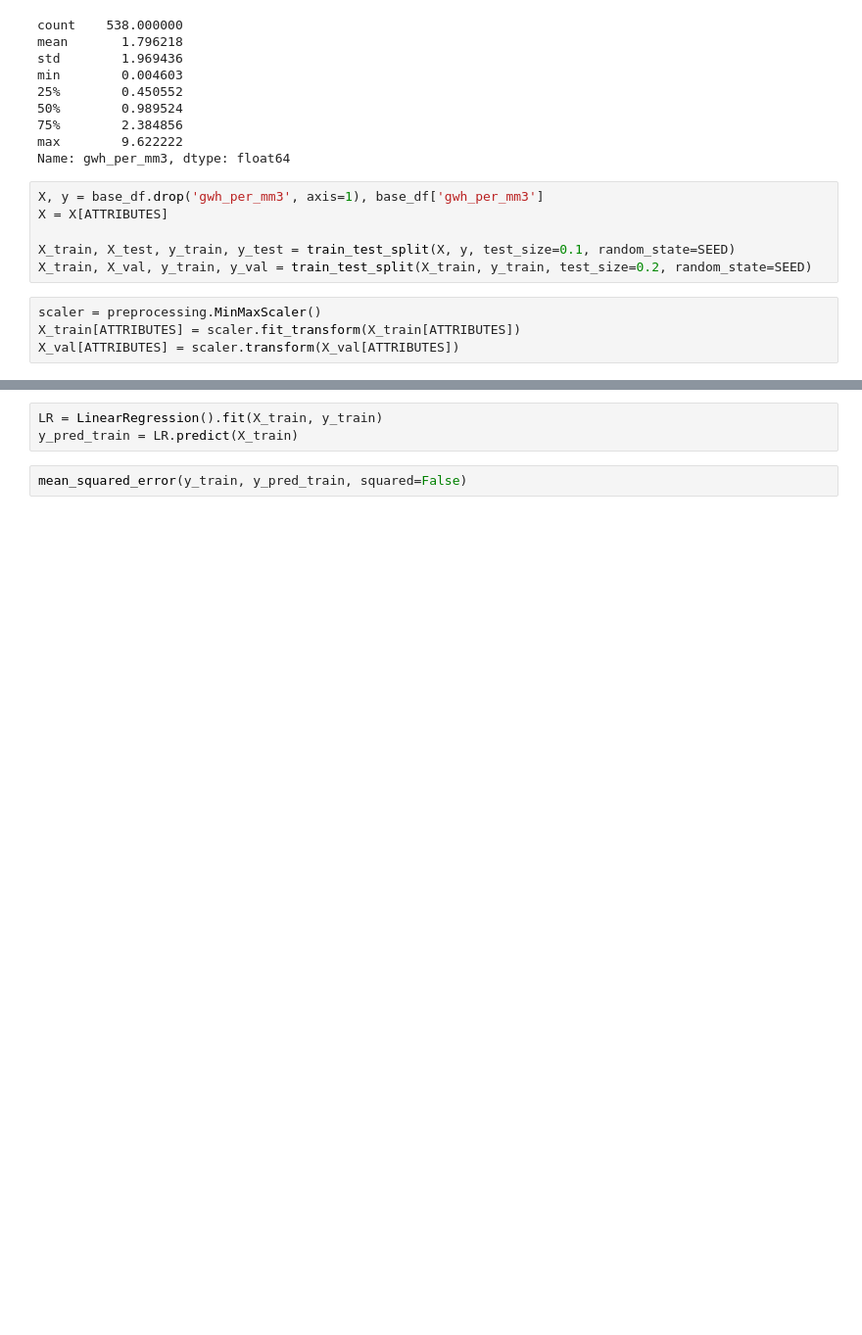
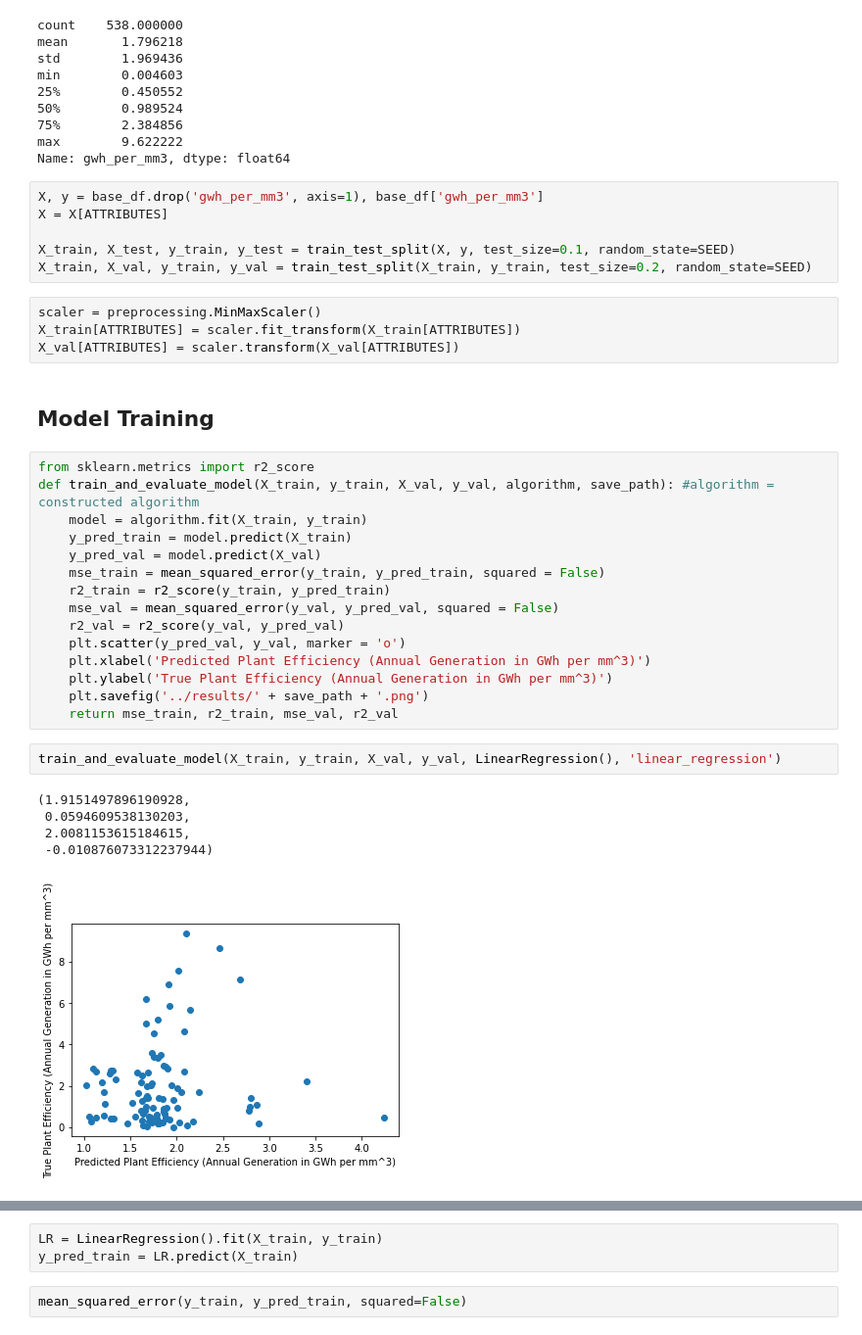
Before and after one commit to lyronctk/hydropower_cs229, a Jupyter notebook: src/baseline.ipynb, the cells around one changed output, grey strips where cells are left out. Shown: that part at 98% size. Cells and saved outputs as stored; diff of their text form; blank space fills up the shorter version.

Commit message:
training and evaluating models

```diff
--- a/src/baseline.ipynb
+++ b/src/baseline.ipynb
@@ -50,3 +52,28 @@ X_train, X_val, y_train, y_val = train_test_split(X_train, y_train, test_size=0.
 scaler = preprocessing.MinMaxScaler()
 X_train[ATTRIBUTES] = scaler.fit_transform(X_train[ATTRIBUTES])
 X_val[ATTRIBUTES] = scaler.transform(X_val[ATTRIBUTES])
+# %% [markdown]
+## Model Training
+# %%
+from sklearn.metrics import r2_score
+def train_and_evaluate_model(X_train, y_train, X_val, y_val, algorithm, save_path): #algorithm = constructed algorithm
+    model = algorithm.fit(X_train, y_train)
+    y_pred_train = model.predict(X_train)
+    y_pred_val = model.predict(X_val)
+    mse_train = mean_squared_error(y_train, y_pred_train, squared = False)
+    r2_train = r2_score(y_train, y_pred_train)
+    mse_val = mean_squared_error(y_val, y_pred_val, squared = False)
+    r2_val = r2_score(y_val, y_pred_val)
+    plt.scatter(y_pred_val, y_val, marker = 'o')
+    plt.xlabel('Predicted Plant Efficiency (Annual Generation in GWh per mm^3)')
+    plt.ylabel('True Plant Efficiency (Annual Generation in GWh per mm^3)')
+    plt.savefig('../results/' + save_path + '.png')
+    return mse_train, r2_train, mse_val, r2_val
+# %%
+train_and_evaluate_model(X_train, y_train, X_val, y_val, LinearRegression(), 'linear_regression')
+# %% [output]
+(1.9151497896190928,
+ 0.0594609538130203,
+ 2.0081153615184615,
+ -0.010876073312237944)
+[figure, added]
```
Also changed, not shown: parts of 4 cells of this notebook, 3 other files.
